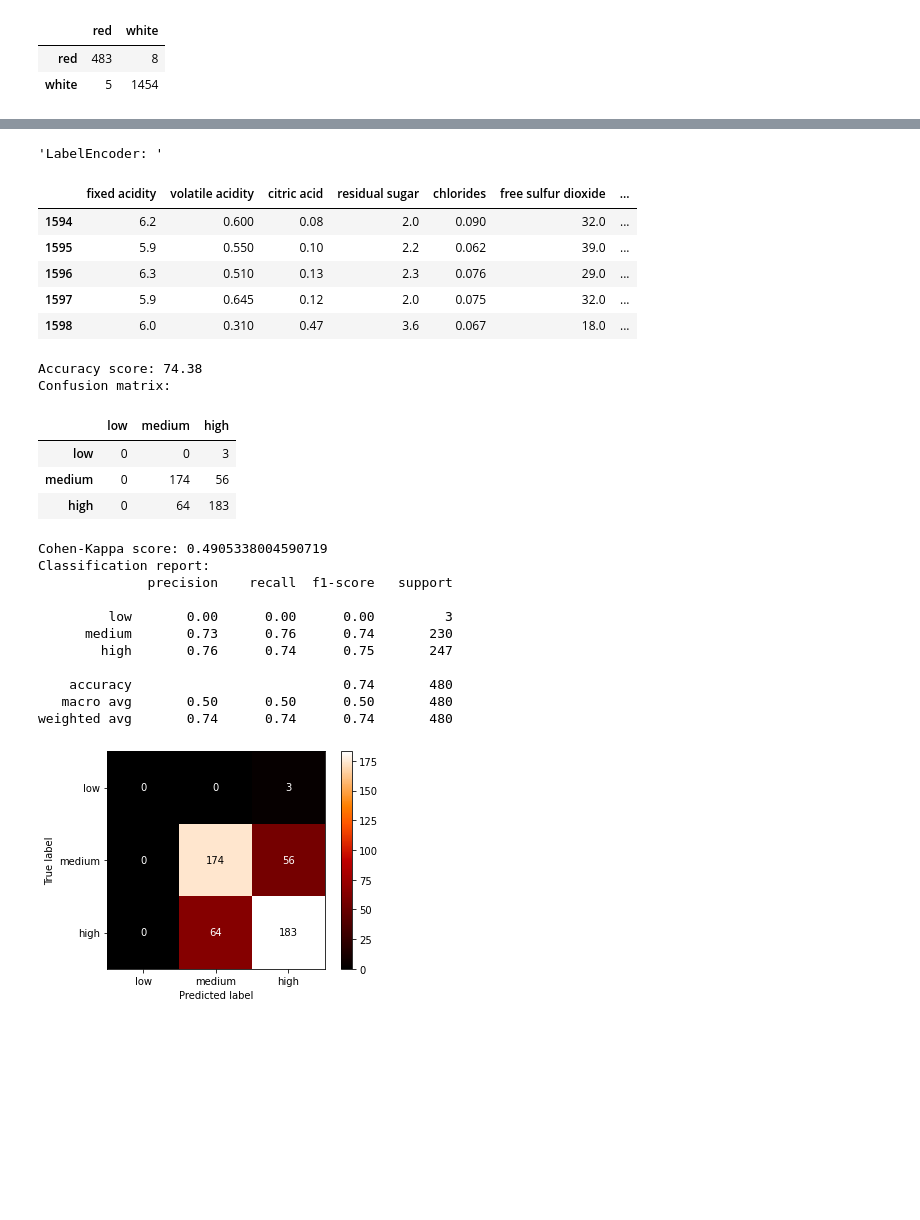
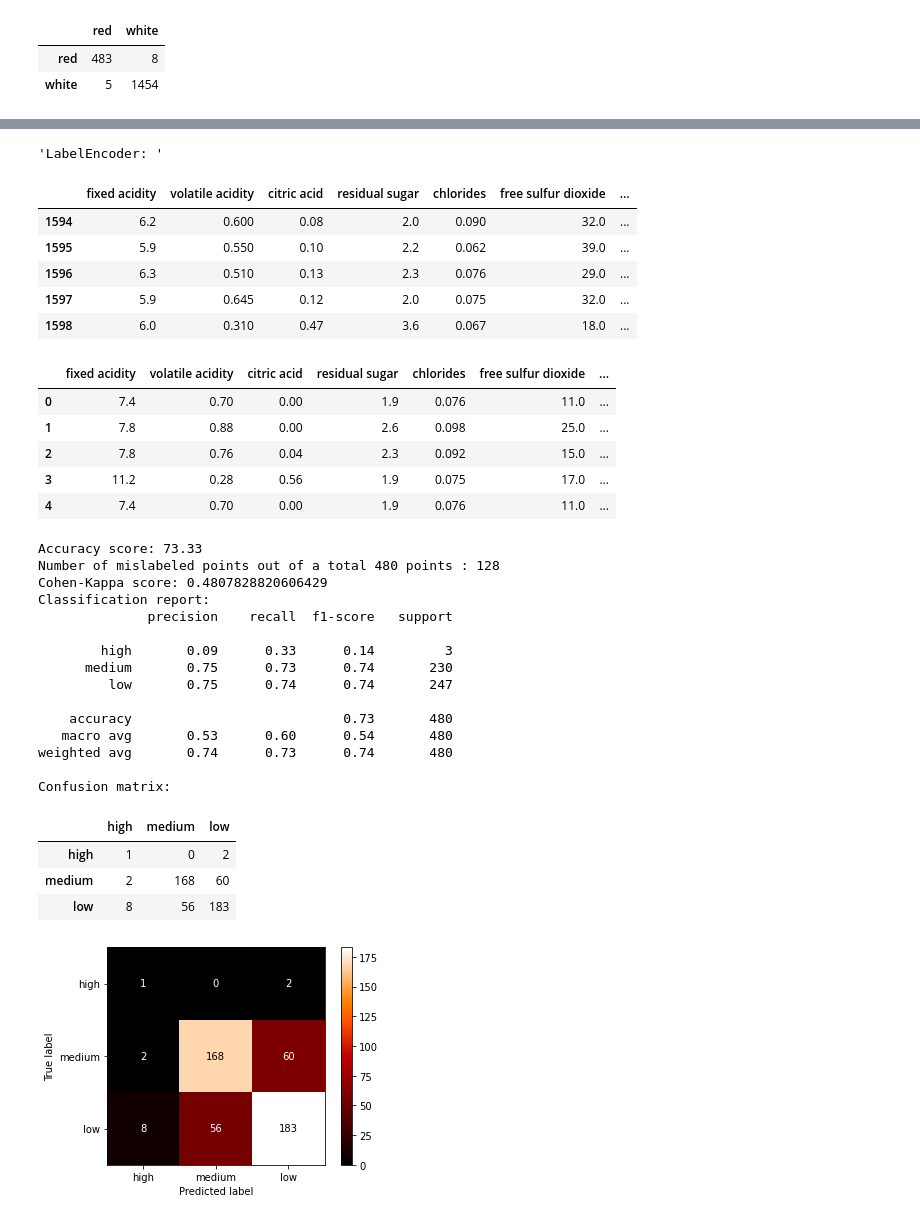
Before and after one commit to lvuduy/BlueBerry-Winery, a Jupyter notebook: PJ2_ML Models.ipynb, the cells around one changed output, grey strips where cells are left out. Drawn from its saved outputs; the diff is of its cells as text; code cells hidden in the pictures; blank space fills up the shorter version.

```diff
--- a/PJ2_ML Models.ipynb
+++ b/PJ2_ML Models.ipynb
@@ -805,11 +790,13 @@ red_wine_modord
 # %%
+# Modelling Wine Quality
+
 red_wine_modlab = red_wine.drop(["quality", "wine_type"], axis=1)
 
 labelencoder = LabelEncoder()
 
 # Assigning numerical values and storing in another column
-red_wine_modlab["Quality Label Encoded"] = labelencoder.fit_transform(red_wine_modlab["quality_label"])
-display("LabelEncoder: ", red_wine_modlab.tail())
+red_wine_modlab['Quality Label Encoded'] = labelencoder.fit_transform(red_wine_modlab["quality_label"])
+display("LabelEncoder: ", red_wine_modlab.tail(),red_wine_modlab.head())
 
 #--> the features we will keep to build our model
 X = red_wine_modlab.iloc[:,:11]
@@ -829,61 +816,78 @@ X_test = norm.transform(X_test)
 
 # Fit the model (Logistic Regression)
 # ML classification algorithm that is used to predict the probability of a categorical dependent variable.
 # In logistic regression, the dependent variable is a binary variable that contains data coded as
 # 1 (yes, success, etc.) or 0 (no, failure, etc.)
 
-lr_lab = LogisticRegression()
+#LogisticRegression()
+#KNeighborsClassifier()
+#DecisionTreeClassifier()
+#RandomForestClassifier(n_estimators=200)
+#GaussianNB()
+#SVC()
+
+lr_lab = DecisionTreeClassifier()
 lr_lab.fit(X_train, Y_train)
 
 # Make predictions
 pred_lr = lr_lab.predict(X_test)
 
 #evaluate model
 print("Accuracy score: %.2f" %(accuracy_score(Y_test, pred_lr)*100))
 
-# Plot Confusion Matrix
-label = ["low", "medium", "high"]
-ConfusionMatrixDisplay.from_predictions(Y_test, pred_lr, display_labels= label ,colorbar= True, cmap="gist_heat")
-
-print("Confusion matrix:")
-labels = np.unique(Y_test)
-a = confusion_matrix(Y_test, pred_lr, labels=labels)
-a = pd.DataFrame(a, index=("low", "medium", "high"), columns=("low", "medium", "high"))
-display(a)
+print("Number of mislabeled points out of a total %d points : %d" % (X_test.shape[0], (Y_test != pred_lr).sum()))
 
 #Cohen-Kappa Score
 kappa = cohen_kappa_score(pred_lr, Y_test)
 print("Cohen-Kappa score:", kappa)
 
 #The classification report
 print("Classification report: ")
-print(classification_report(Y_test, pred_lr, target_names=["low", "medium", "high"]))
+print(classification_report(Y_test, pred_lr, target_names=["high", "medium", "low"]))
+
+# Plot Confusion Matrix
+label = ["high", "medium", "low"]
+ConfusionMatrixDisplay.from_predictions(Y_test, pred_lr, display_labels= label ,colorbar= True, cmap="gist_heat")
+
+print("Confusion matrix:")
+labels = np.unique(Y_test)
+a = confusion_matrix(Y_test, pred_lr, labels=labels)
+a = pd.DataFrame(a, index=("high", "medium", "low"), columns=("high", "medium", "low"))
+display(a)
 # %% [output]
 'LabelEncoder: '
 |  | fixed acidity | volatile acidity | citric acid | residual sugar | chlorides | free sulfur dioxide | ... |
 | 1594 | 6.2 | 0.600 | 0.08 | 2.0 | 0.090 | 32.0 | ... |
 | 1595 | 5.9 | 0.550 | 0.10 | 2.2 | 0.062 | 39.0 | ... |
 | 1596 | 6.3 | 0.510 | 0.13 | 2.3 | 0.076 | 29.0 | ... |
 | 1597 | 5.9 | 0.645 | 0.12 | 2.0 | 0.075 | 32.0 | ... |
 | 1598 | 6.0 | 0.310 | 0.47 | 3.6 | 0.067 | 18.0 | ... |
+|  | fixed acidity | volatile acidity | citric acid | residual sugar | chlorides | free sulfur dioxide | ... |
+| 0 | 7.4 | 0.70 | 0.00 | 1.9 | 0.076 | 11.0 | ... |
+| 1 | 7.8 | 0.88 | 0.00 | 2.6 | 0.098 | 25.0 | ... |
+| 2 | 7.8 | 0.76 | 0.04 | 2.3 | 0.092 | 15.0 | ... |
+| 3 | 11.2 | 0.28 | 0.56 | 1.9 | 0.075 | 17.0 | ... |
+| 4 | 7.4 | 0.70 | 0.00 | 1.9 | 0.076 | 11.0 | ... |
-Accuracy score: 74.38
+Accuracy score: 73.33
+Number of mislabeled points out of a total 480 points : 128
+Cohen-Kappa score: 0.4807828820606429
+Classification report:
+              precision    recall  f1-score   support
+
+        high       0.09      0.33      0.14         3
+      medium       0.75      0.73      0.74       230
+         low       0.75      0.74      0.74       247
+
+    accuracy                           0.73       480
+   macro avg       0.53      0.60      0.54       480
+weighted avg       0.74      0.73      0.74       480
+
 Confusion matrix:
-|  | low | medium | high |
-| low | 0 | 0 | 3 |
-| medium | 0 | 174 | 56 |
-| high | 0 | 64 | 183 |
-Cohen-Kappa score: 0.4905338004590719
-Classification report:
-              precision    recall  f1-score   support
-
-         low       0.00      0.00      0.00         3
-      medium       0.73      0.76      0.74       230
-        high       0.76      0.74      0.75       247
-
-    accuracy                           0.74       480
-   macro avg       0.50      0.50      0.50       480
-weighted avg       0.74      0.74      0.74       480
+|  | high | medium | low |
+| high | 1 | 0 | 2 |
+| medium | 2 | 168 | 60 |
+| low | 8 | 56 | 183 |
-[figure, old version]
+[figure, new version]
 # %%
 red_wine_modlab = red_wine.drop(["quality", "wine_type"], axis=1)
 
```
Also changed, not shown: parts of 13 cells of this notebook, 1 other file.
